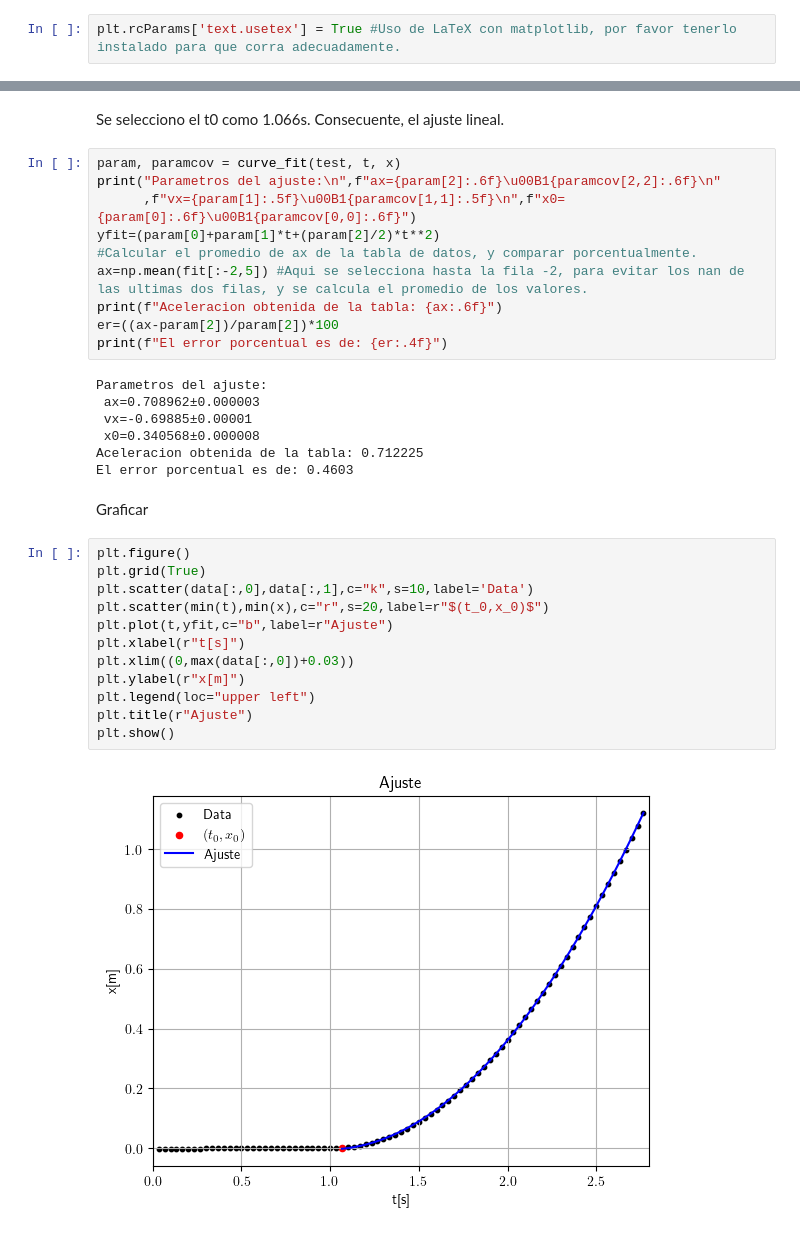
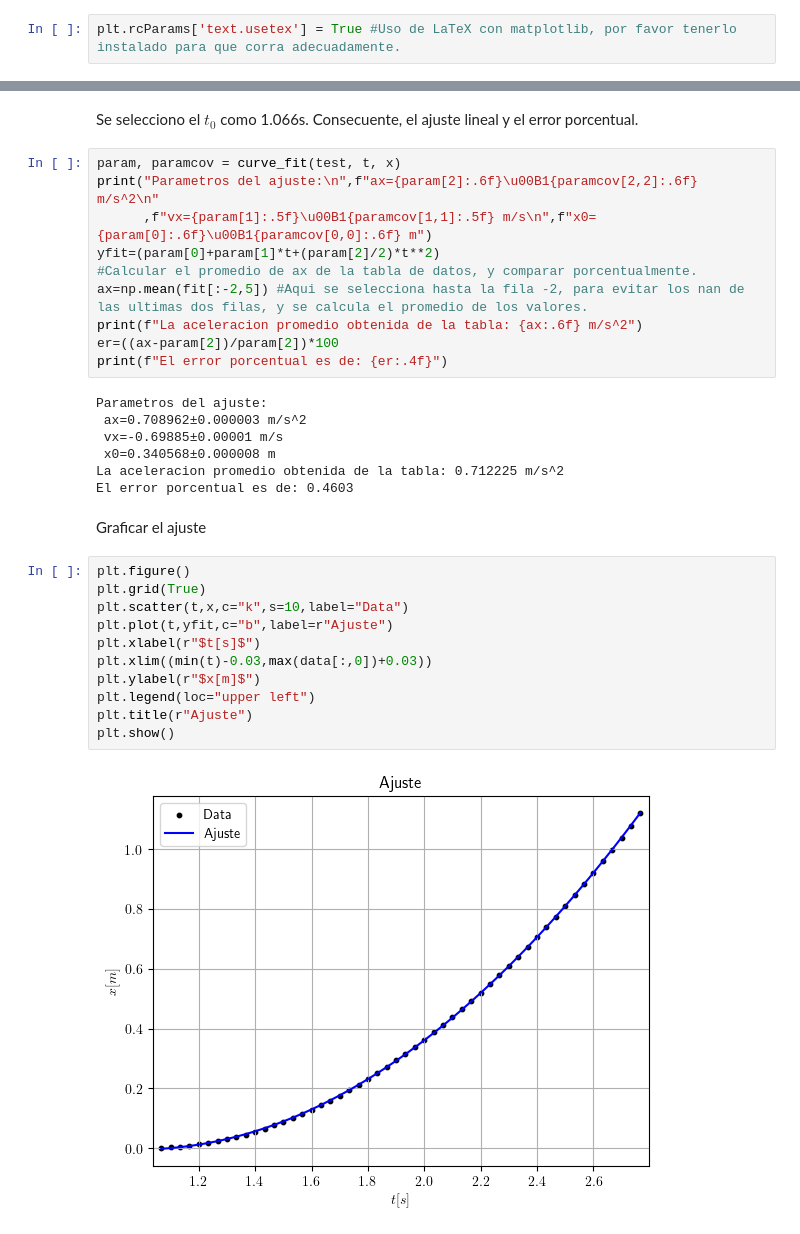
Before and after one commit to dsaenzl/Wrk, a Jupyter notebook: carro.ipynb, the cells around one changed output, grey strips where cells are left out. Cells and saved outputs as stored; diff of their text form.

```diff
--- a/carro.ipynb
+++ b/carro.ipynb
@@ -21,35 +32,34 @@ El tiempo t0 es: 1.066656 segundos
 # %% [markdown]
-Se selecciono el t0 como 1.066s. Consecuente, el ajuste lineal.
+Se selecciono el $t_0$ como 1.066s. Consecuente, el ajuste lineal y el error porcentual.
 # %%
 param, paramcov = curve_fit(test, t, x)
-print("Parametros del ajuste:\n",f"ax={param[2]:.6f}\u00B1{paramcov[2,2]:.6f}\n"
-      ,f"vx={param[1]:.5f}\u00B1{paramcov[1,1]:.5f}\n",f"x0={param[0]:.6f}\u00B1{paramcov[0,0]:.6f}")
+print("Parametros del ajuste:\n",f"ax={param[2]:.6f}\u00B1{paramcov[2,2]:.6f} m/s^2\n"
+      ,f"vx={param[1]:.5f}\u00B1{paramcov[1,1]:.5f} m/s\n",f"x0={param[0]:.6f}\u00B1{paramcov[0,0]:.6f} m")
 yfit=(param[0]+param[1]*t+(param[2]/2)*t**2)
 #Calcular el promedio de ax de la tabla de datos, y comparar porcentualmente.
 ax=np.mean(fit[:-2,5]) #Aqui se selecciona hasta la fila -2, para evitar los nan de las ultimas dos filas, y se calcula el promedio de los valores.
-print(f"Aceleracion obtenida de la tabla: {ax:.6f}")
+print(f"La aceleracion promedio obtenida de la tabla: {ax:.6f} m/s^2")
 er=((ax-param[2])/param[2])*100
 print(f"El error porcentual es de: {er:.4f}")
 # %% [output]
 Parametros del ajuste:
- ax=0.708962±0.000003
- vx=-0.69885±0.00001
- x0=0.340568±0.000008
-Aceleracion obtenida de la tabla: 0.712225
+ ax=0.708962±0.000003 m/s^2
+ vx=-0.69885±0.00001 m/s
+ x0=0.340568±0.000008 m
+La aceleracion promedio obtenida de la tabla: 0.712225 m/s^2
 El error porcentual es de: 0.4603
 # %% [markdown]
-Graficar
+Graficar el ajuste
 # %%
 plt.figure()
 plt.grid(True)
-plt.scatter(data[:,0],data[:,1],c="k",s=10,label='Data')
-plt.scatter(min(t),min(x),c="r",s=20,label=r"$(t_0,x_0)$")
+plt.scatter(t,x,c="k",s=10,label="Data")
 plt.plot(t,yfit,c="b",label=r"Ajuste")
-plt.xlabel(r"t[s]")
-plt.xlim((0,max(data[:,0])+0.03))
-plt.ylabel(r"x[m]")
+plt.xlabel(r"$t[s]$")
+plt.xlim((min(t)-0.03,max(data[:,0])+0.03))
+plt.ylabel(r"$x[m]$")
 plt.legend(loc="upper left")
 plt.title(r"Ajuste")
 plt.show()
 # %% [output]
-[figure, old version]
+[figure, new version]
```
Also changed, not shown: parts of 1 cell of this notebook.
